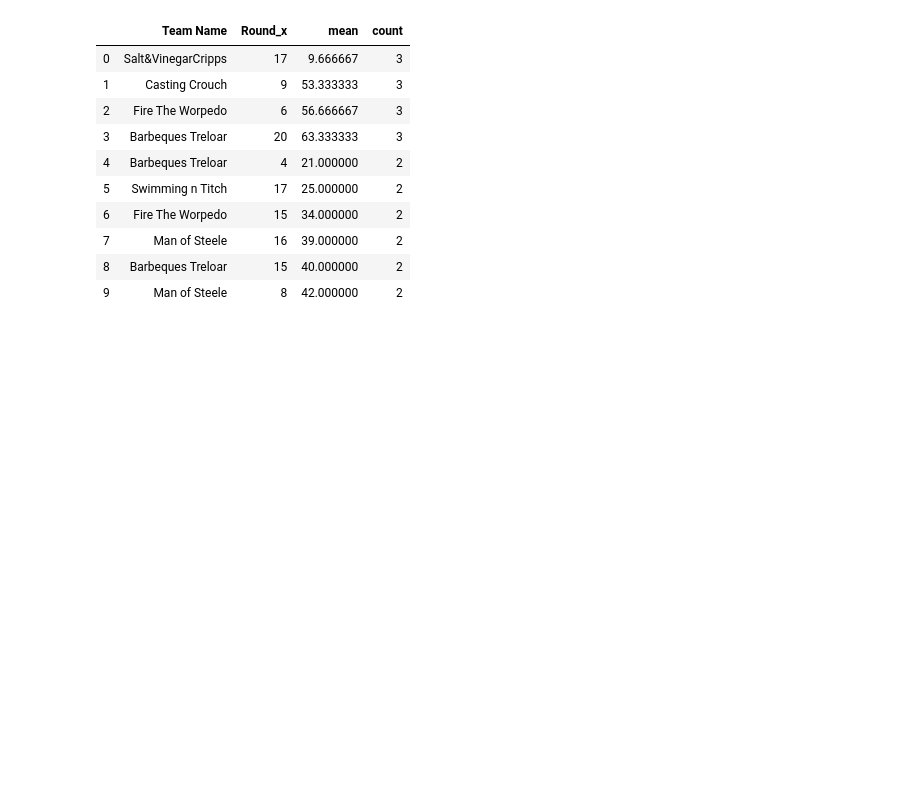
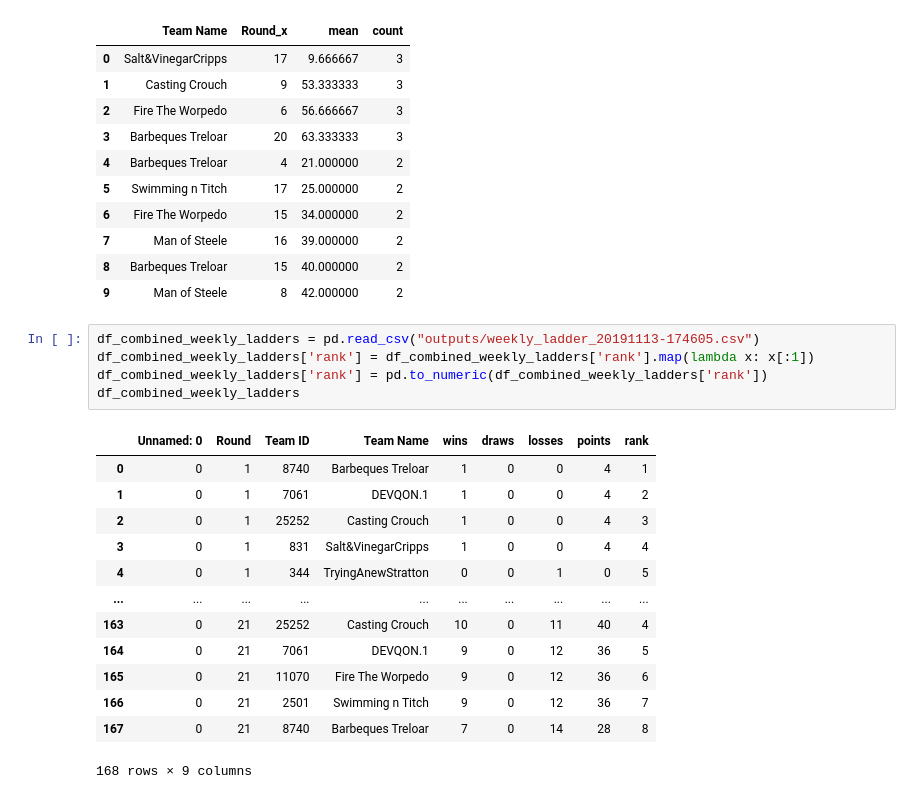
Before and after one commit to mark-richards/sc_scraper, a Jupyter notebook: 2019 Summary.ipynb, the cells around one changed output. Saved outputs shown, nothing was run; the diff lists cells and outputs as text; blank space fills up the shorter version.

```diff
--- a/2019 Summary.ipynb
+++ b/2019 Summary.ipynb
@@ -582,3 +582,22 @@ df_most_injuries_in_game.reset_index().head(10)
 | 7 | Man of Steele | 16 | 39.000000 | 2 |
 | 8 | Barbeques Treloar | 15 | 40.000000 | 2 |
 | 9 | Man of Steele | 8 | 42.000000 | 2 |
+# %%
+df_combined_weekly_ladders = pd.read_csv("outputs/weekly_ladder_20191113-174605.csv")
+df_combined_weekly_ladders['rank'] = df_combined_weekly_ladders['rank'].map(lambda x: x[:1])
+df_combined_weekly_ladders['rank'] = pd.to_numeric(df_combined_weekly_ladders['rank'])
+df_combined_weekly_ladders
+# %% [output]
+|  | Unnamed: 0 | Round | Team ID | Team Name | wins | draws | losses | points | rank |
+| 0 | 0 | 1 | 8740 | Barbeques Treloar | 1 | 0 | 0 | 4 | 1 |
+| 1 | 0 | 1 | 7061 | DEVQON.1 | 1 | 0 | 0 | 4 | 2 |
+| 2 | 0 | 1 | 25252 | Casting Crouch | 1 | 0 | 0 | 4 | 3 |
+| 3 | 0 | 1 | 831 | Salt&VinegarCripps | 1 | 0 | 0 | 4 | 4 |
+| 4 | 0 | 1 | 344 | TryingAnewStratton | 0 | 0 | 1 | 0 | 5 |
+| ... | ... | ... | ... | ... | ... | ... | ... | ... | ... |
+| 163 | 0 | 21 | 25252 | Casting Crouch | 10 | 0 | 11 | 40 | 4 |
+| 164 | 0 | 21 | 7061 | DEVQON.1 | 9 | 0 | 12 | 36 | 5 |
+| 165 | 0 | 21 | 11070 | Fire The Worpedo | 9 | 0 | 12 | 36 | 6 |
+| 166 | 0 | 21 | 2501 | Swimming n Titch | 9 | 0 | 12 | 36 | 7 |
+| 167 | 0 | 21 | 8740 | Barbeques Treloar | 7 | 0 | 14 | 28 | 8 |
+168 rows × 9 columns
```
Also changed, not shown: parts of 2 cells of this notebook, 1 other file.
